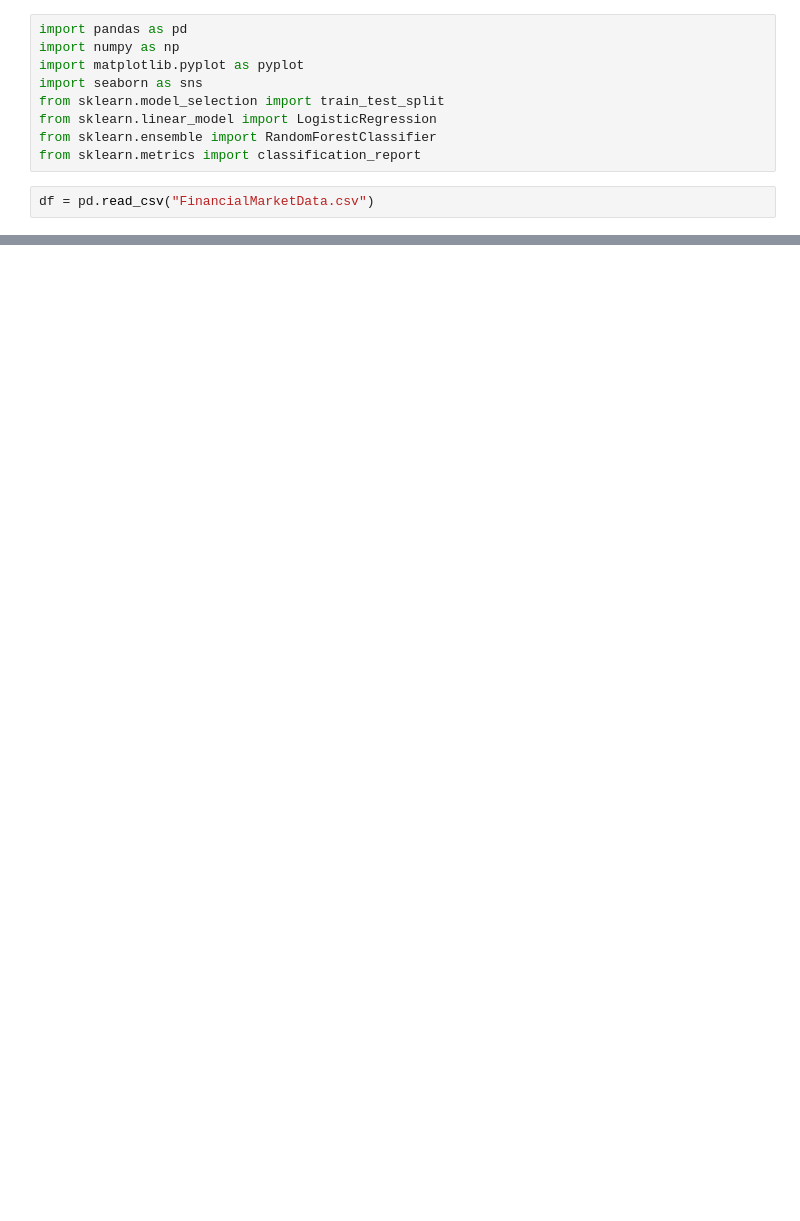
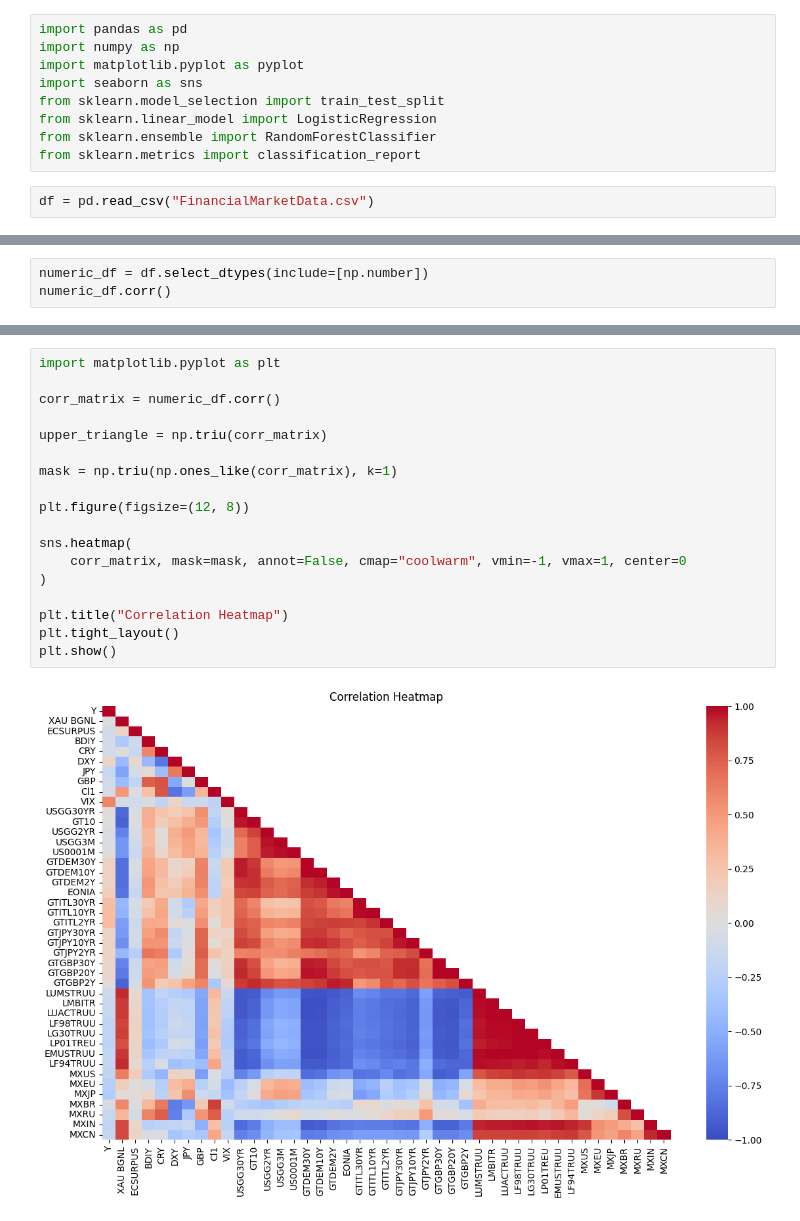
Before and after one commit to IntermediaDesigns/market-anomaly, a Jupyter notebook: market_anomaly.ipynb, the cells around one changed output, grey strips where cells are left out. Cells and saved outputs as stored; diff of their text form; blank space fills up the shorter version.

```diff
--- a/market_anomaly.ipynb
+++ b/market_anomaly.ipynb
@@ -27,0 +67,3 @@ df
+# %%
+numeric_df = df.select_dtypes(include=[np.number])
+numeric_df.corr()
@@ -27,0 +89,20 @@ df
+# %%
+import matplotlib.pyplot as plt
+
+corr_matrix = numeric_df.corr()
+
+upper_triangle = np.triu(corr_matrix)
+
+mask = np.triu(np.ones_like(corr_matrix), k=1)
+
+plt.figure(figsize=(12, 8))
+
+sns.heatmap(
+    corr_matrix, mask=mask, annot=False, cmap="coolwarm", vmin=-1, vmax=1, center=0
+)
+
+plt.title("Correlation Heatmap")
+plt.tight_layout()
+plt.show()
+# %% [output]
+[figure, added]
```
Also changed, not shown: parts of 8 cells of this notebook.
